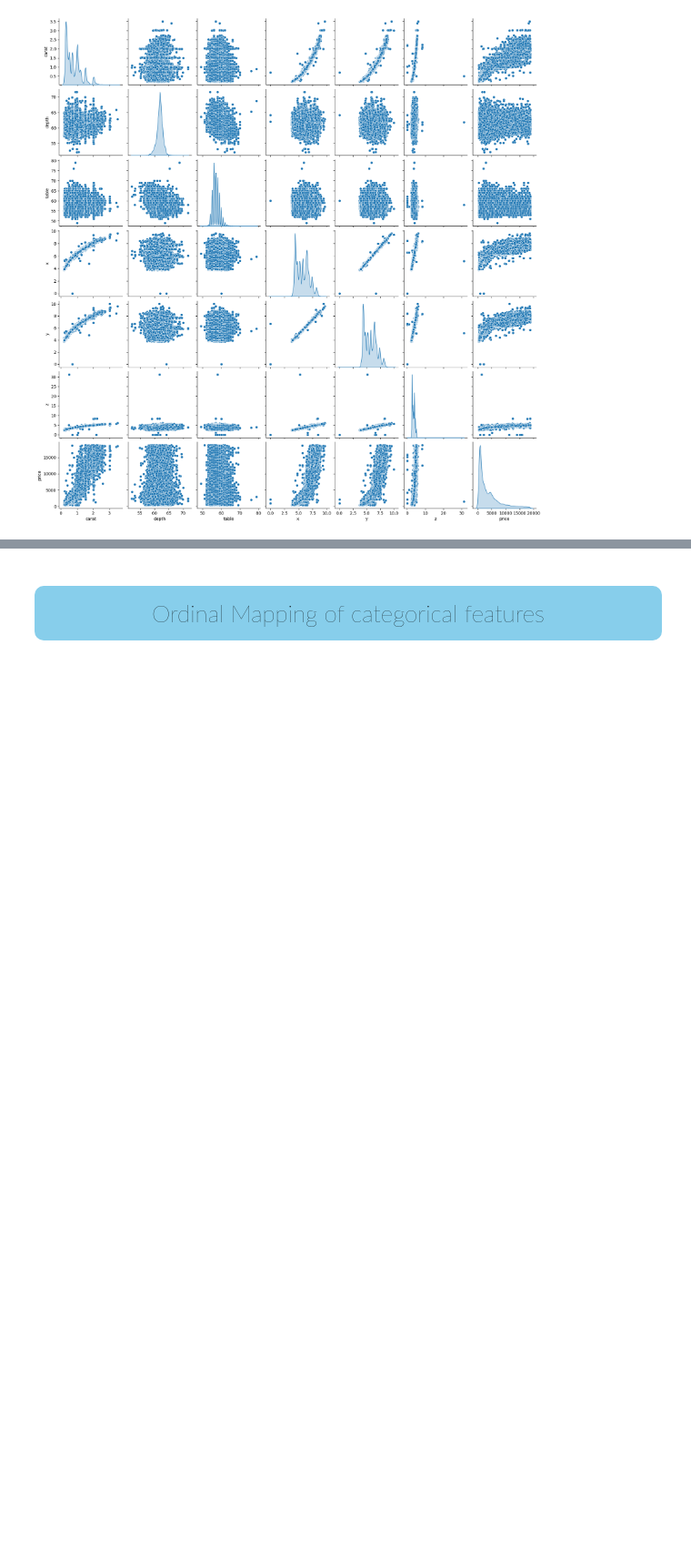
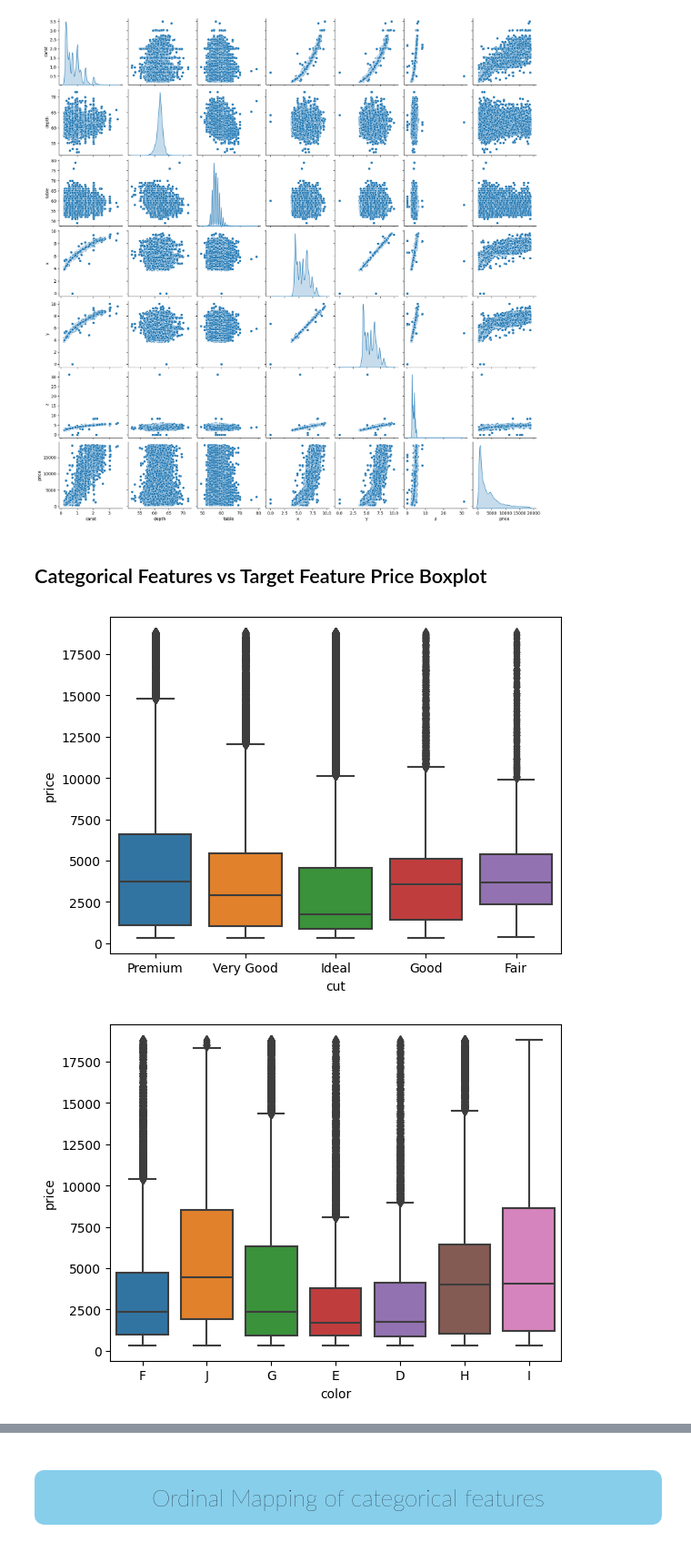
Before and after one commit to utkarshg1/mlproject_regression, a Jupyter notebook: notebook/1_EDA_Gemstone_price.ipynb, the cells around one changed output, grey strips where cells are left out. Shown at 91% size. Cells and saved outputs as stored; diff of their text form; code cells hidden in the pictures; blank space fills up the shorter version.

```diff
--- a/notebook/1_EDA_Gemstone_price.ipynb
+++ b/notebook/1_EDA_Gemstone_price.ipynb
@@ -193,3 +193,12 @@ sb.pairplot(df,diag_kind='kde')
 plt.show()
 # %% [output]
 [figure]
+# %% [markdown]
+## Categorical Features vs Target Feature Price Boxplot
+# %%
+for i in categorical_columns:
+    sb.boxplot(data=df, x=i , y='price')
+    plt.show()
+# %% [output]
+[figure, added]
+[figure, added]
```
Also changed, not shown: parts of 16 cells of this notebook.
